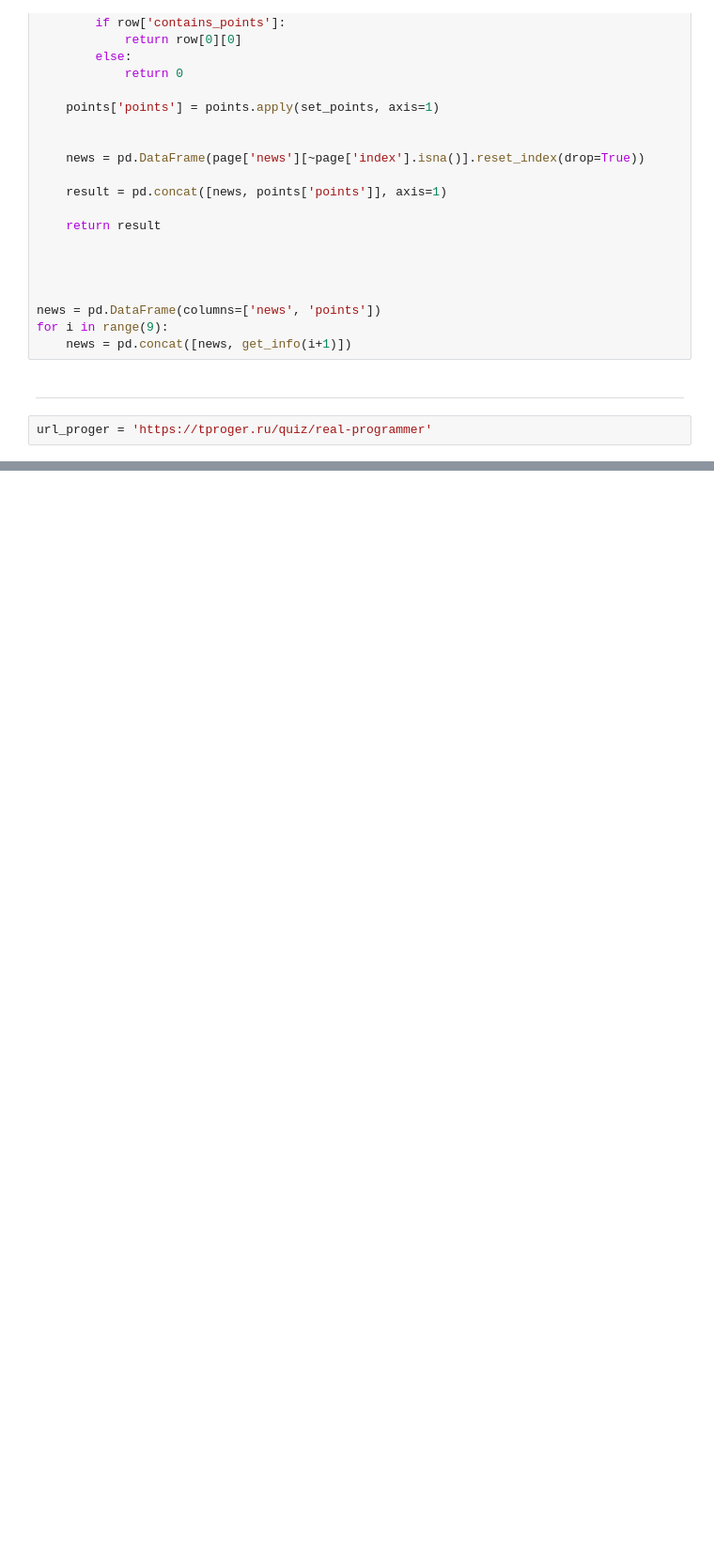
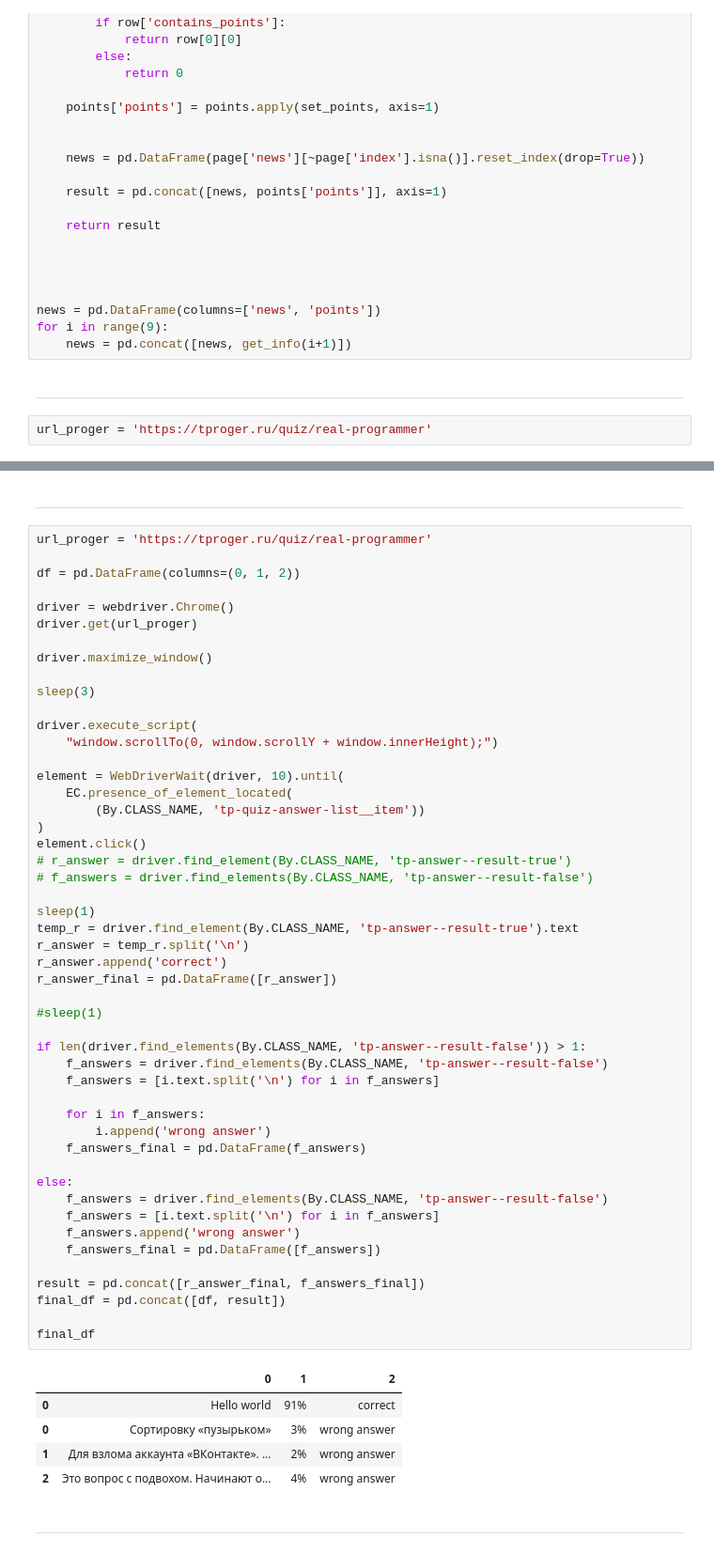
Before and after one commit to hotdonkey/data_science, a Jupyter notebook: DE/parcing_practice.ipynb, the cells around one changed output, grey strips where cells are left out. Shown at 94% size. Cells and saved outputs as stored; diff of their text form; blank space fills up the shorter version.

```diff
--- a/DE/parcing_practice.ipynb
+++ b/DE/parcing_practice.ipynb
@@ -79,0 +122,59 @@ element.click()
+# %% [markdown]
+---
+# %%
+url_proger = 'https://tproger.ru/quiz/real-programmer'
+
+df = pd.DataFrame(columns=(0, 1, 2))
+
+driver = webdriver.Chrome()
+driver.get(url_proger)
+
+driver.maximize_window()
+
+sleep(3)
+
+driver.execute_script(
+    "window.scrollTo(0, window.scrollY + window.innerHeight);")
+
+element = WebDriverWait(driver, 10).until(
+    EC.presence_of_element_located(
+        (By.CLASS_NAME, 'tp-quiz-answer-list__item'))
+)
+element.click()
+# r_answer = driver.find_element(By.CLASS_NAME, 'tp-answer--result-true')
+# f_answers = driver.find_elements(By.CLASS_NAME, 'tp-answer--result-false')
+
+sleep(1)
+temp_r = driver.find_element(By.CLASS_NAME, 'tp-answer--result-true').text
+r_answer = temp_r.split('\n')
+r_answer.append('correct')
+r_answer_final = pd.DataFrame([r_answer])
+
+#sleep(1)
+
+if len(driver.find_elements(By.CLASS_NAME, 'tp-answer--result-false')) > 1:
+    f_answers = driver.find_elements(By.CLASS_NAME, 'tp-answer--result-false')
+    f_answers = [i.text.split('\n') for i in f_answers]
+
+    for i in f_answers:
+        i.append('wrong answer')
+    f_answers_final = pd.DataFrame(f_answers)
+
+else:
+    f_answers = driver.find_elements(By.CLASS_NAME, 'tp-answer--result-false')
+    f_answers = [i.text.split('\n') for i in f_answers]
+    f_answers.append('wrong answer')
+    f_answers_final = pd.DataFrame([f_answers])
+
+result = pd.concat([r_answer_final, f_answers_final])
+final_df = pd.concat([df, result])
+
+final_df
+# %% [output]
+|  | 0 | 1 | 2 |
+| 0 | Hello world | 91% | correct |
+| 0 | Сортировку «пузырьком» | 3% | wrong answer |
+| 1 | Для взлома аккаунта «ВКонтакте». ... | 2% | wrong answer |
+| 2 | Это вопрос с подвохом. Начинают о... | 4% | wrong answer |
+# %% [markdown]
+---
```
Also changed, not shown: parts of 12 cells of this notebook, 5 other files.
